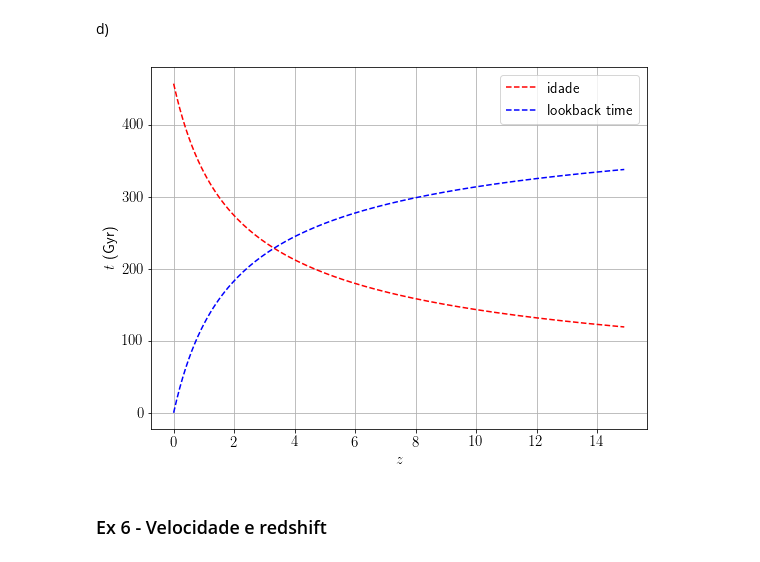
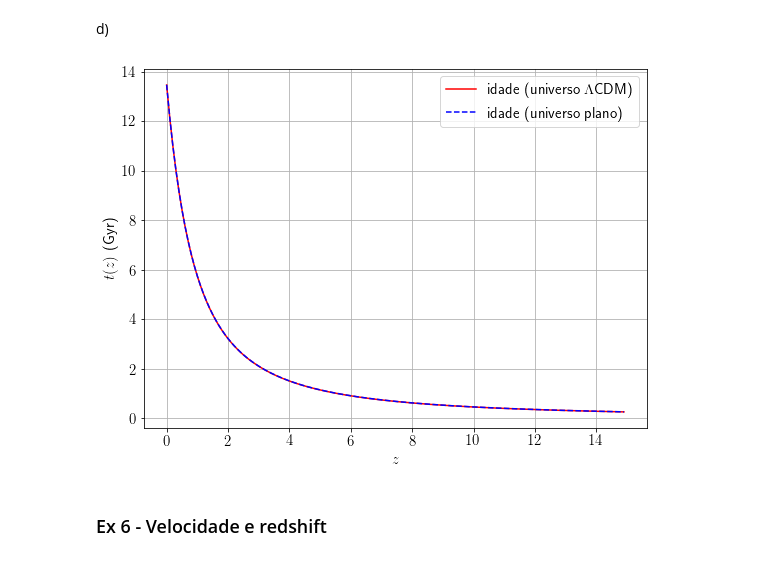
Before and after one commit to AndressaWille/Mestrado, a Jupyter notebook: lista1_topicos.ipynb, the cells around one changed output. Drawn from its saved outputs; the diff is of its cells as text; code cells hidden in the pictures.

```diff
--- a/lista1_topicos.ipynb
+++ b/lista1_topicos.ipynb
@@ -458,29 +467,32 @@ def time_plano(z):
-# %%
-zs = np.arange(0, 15, 0.1)
-
-for z in zs:
-
-    n, n_err = quad(time_plano, z, np.inf)
-    n2, n_err2 = quad(time_plano, 0.0, z)
-    t = tH0*n
-    ts1.append(t)
-    t2 = tH0*n2
-    ts2.append(t2)
-    if t==t2:
-        print(z)
-
-plt.figure(figsize=[8,6])
-plt.plot(zs, ts1, 'r--', label='idade')
-plt.plot(zs, ts2, 'b--', label='lookback time')
-
-plt.xlabel('$z$', fontsize=15)
-plt.ylabel('$t$ (Gyr)', fontsize=15)
-plt.legend(loc='upper right', fontsize=15)
-plt.grid()
-plt.tight_layout()
-plt.savefig('5d.png')
-# %% [output]
-[figure, removed]
+# %%
+ts1 = []
+
+zs = np.arange(0, 15, 0.1)
+
+for z in zs:
+
+    n, n_err = quad(time, z, np.inf)
+    t = tH0*n
+    ts1.append(t)
+
+plt.figure(figsize=[8,6])
+plt.plot(zs, ts1, 'r-', label='idade (universo $\Lambda$CDM)')
+
+#________#
+
+
+t_plano = (tH0/np.sqrt(omega_lambda0))*((2/3)*np.log(((np.sqrt(omega_lambda0*(1+zs)**-3))+(np.sqrt(omega_m0+omega_lambda0*(1+zs)**-3)))/(np.sqrt(omega_m0))))
+
+plt.plot(zs, t_plano, 'b--', label='idade (universo plano)')
+
+plt.xlabel('$z$', fontsize=15)
+plt.ylabel('$t(z)$ (Gyr)', fontsize=15)
+plt.legend(loc='upper right', fontsize=15)
+plt.grid()
+plt.tight_layout()
+plt.savefig('5d.png')
+# %% [output]
+[figure, added]
 # %% [markdown]
 ### Ex 6 - Velocidade e redshift
 # %% [markdown]
```
Also changed, not shown: parts of 6 cells of this notebook.
